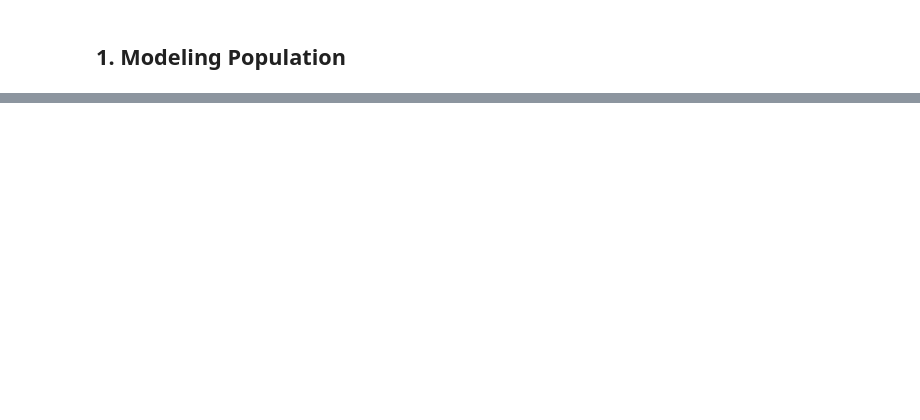
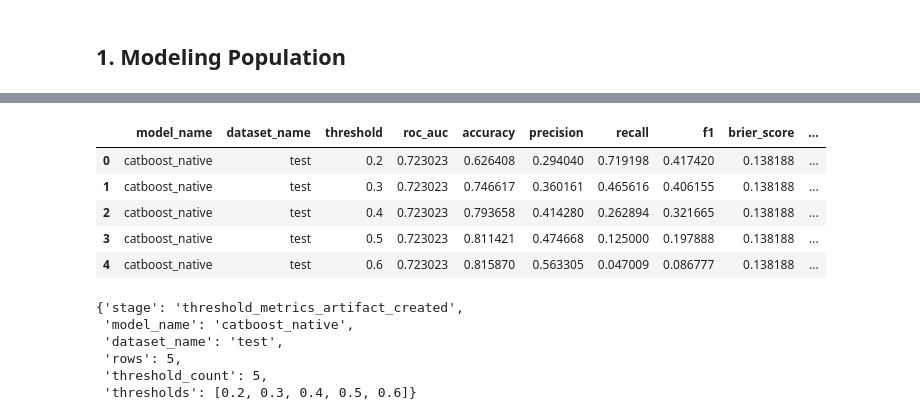
Before and after one commit to Mister-Sippi/loans-at-risk-capturing-default, a Jupyter notebook: notebooks/03_modeling.ipynb, the cells around one changed output, grey strips where cells are left out. Drawn from its saved outputs; the diff is of its cells as text; code cells hidden in the pictures; blank space fills up the shorter version.

```diff
--- a/notebooks/03_modeling.ipynb
+++ b/notebooks/03_modeling.ipynb
@@ -195,0 +1420,17 @@ log(f"Modeling figures directory: {modeling_figures_dir}")
+# %%
+# --------------------------------------------------------
+# Scale inputs for Logistic Regression
+# --------------------------------------------------------
+
+X_shared_model_train_logistic, X_shared_model_test_logistic, logistic_scaler = tm.scale_logistic_regression_inputs(
+    X_train=X_shared_model_train,
+    X_test=X_shared_model_test,
+    log=PROJECT_LOG_FILE,
+)
+
+{
+    "stage": "logistic_inputs_scaled",
+    "training_branch": "shared_model",
+    "X_shared_model_train_logistic_shape": X_shared_model_train_logistic.shape,
+    "X_shared_model_test_logistic_shape": X_shared_model_test_logistic.shape,
+}
@@ -195,0 +2055,44 @@ log(f"Modeling figures directory: {modeling_figures_dir}")
+# %%
+# --------------------------------------------------------
+# Build threshold metrics table for CatBoost native model
+# --------------------------------------------------------
+
+catboost_native_threshold_metrics_df = ma.build_threshold_metrics_artifact(
+    model=catboost_native_model,
+    X_data=X_catboost_native_test,
+    y_true=y_catboost_native_test,
+    model_name="catboost_native",
+    dataset_name="test",
+    thresholds=[0.20, 0.30, 0.40, 0.50, 0.60],
+    log=PROJECT_LOG_FILE,
+)
+
+display(catboost_native_threshold_metrics_df)
+
+catboost_native_threshold_metrics_file = (
+    modeling_tables_dir / "catboost_native_threshold_metrics.csv"
+)
+
+log(f"[evaluation][threshold_metrics_artifact] table_file={catboost_native_threshold_metrics_file}")
+
+{
+    "stage": "threshold_metrics_artifact_created",
+    "model_name": "catboost_native",
+    "dataset_name": "test",
+    "rows": int(catboost_native_threshold_metrics_df.shape[0]),
+    "threshold_count": int(catboost_native_threshold_metrics_df["threshold"].nunique()),
+    "thresholds": sorted(catboost_native_threshold_metrics_df["threshold"].unique().tolist()),
+}
+# %% [output]
+|  | model_name | dataset_name | threshold | roc_auc | accuracy | precision | recall | f1 | brier_score | ... |
+| 0 | catboost_native | test | 0.2 | 0.723023 | 0.626408 | 0.294040 | 0.719198 | 0.417420 | 0.138188 | ... |
+| 1 | catboost_native | test | 0.3 | 0.723023 | 0.746617 | 0.360161 | 0.465616 | 0.406155 | 0.138188 | ... |
+| 2 | catboost_native | test | 0.4 | 0.723023 | 0.793658 | 0.414280 | 0.262894 | 0.321665 | 0.138188 | ... |
+| 3 | catboost_native | test | 0.5 | 0.723023 | 0.811421 | 0.474668 | 0.125000 | 0.197888 | 0.138188 | ... |
+| 4 | catboost_native | test | 0.6 | 0.723023 | 0.815870 | 0.563305 | 0.047009 | 0.086777 | 0.138188 | ... |
+{'stage': 'threshold_metrics_artifact_created',
+ 'model_name': 'catboost_native',
+ 'dataset_name': 'test',
+ 'rows': 5,
+ 'threshold_count': 5,
+ 'thresholds': [0.2, 0.3, 0.4, 0.5, 0.6]}
```
Also changed, not shown: parts of 61 cells of this notebook, 32 other files.
